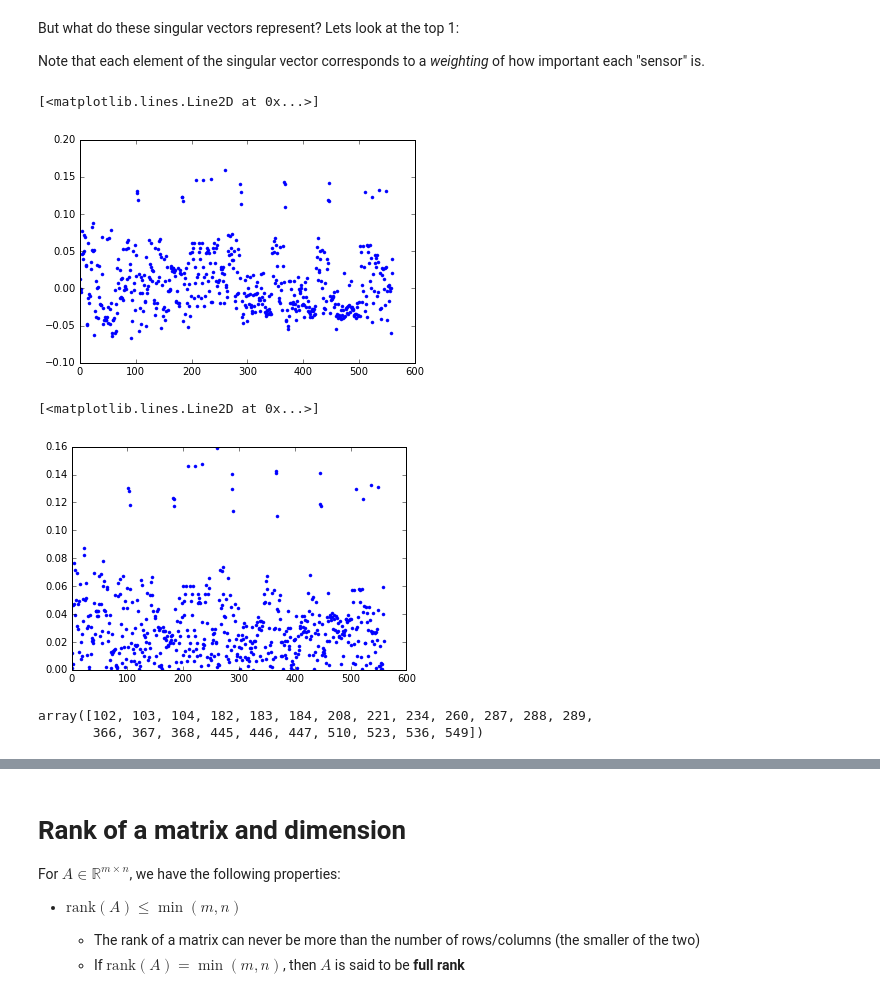
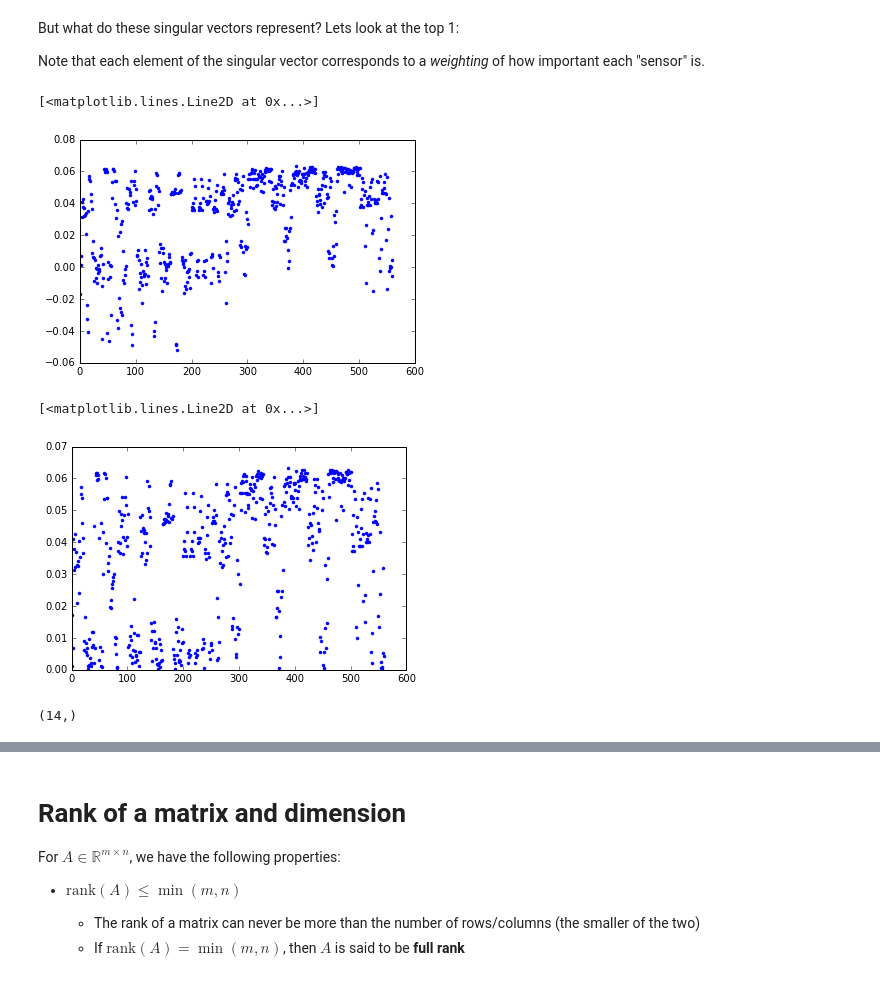
Before and after one commit to myazdani/applied-math-for-ML, a Jupyter notebook: 3-data-as-a-matrix.ipynb, the cells around one changed output, grey strips where cells are left out. Cells and saved outputs as stored; diff of their text form; code cells hidden in the pictures.

```diff
--- a/3-data-as-a-matrix.ipynb
+++ b/3-data-as-a-matrix.ipynb
@@ -68,20 +75,19 @@ But what do these singular vectors represent? Lets look at the top 1:
 
 Note that each element of the singular vector corresponds to a *weighting* of how important each "sensor" is.
 # %%
-plt.plot(V[1,:], '.')
+plt.plot(V[0,:], '.')
 # %% [output]
 [<matplotlib.lines.Line2D at 0x...>]
-[figure, old version]
+[figure, new version]
 # %%
-plt.plot(np.abs(V[1,:]), '.')
+plt.plot(np.abs(V[0,:]), '.')
 # %% [output]
 [<matplotlib.lines.Line2D at 0x...>]
-[figure, old version]
+[figure, new version]
 # %%
-np.where(np.abs(V[1,:])>.1)[0]
+np.where(np.abs(V[0,:])>.062)[0].shape
 # %% [output]
-array([102, 103, 104, 182, 183, 184, 208, 221, 234, 260, 287, 288, 289,
-       366, 367, 368, 445, 446, 447, 510, 523, 536, 549])
+(14,)
 # %%
 sparse_projection = np.dot(V[1,np.where(np.abs(V[1,:])>.1)[0]], data.T[np.where(np.abs(V[1,:])>.1)[0],:]).T
 # %%
```
Also changed, not shown: parts of 36 cells of this notebook.
